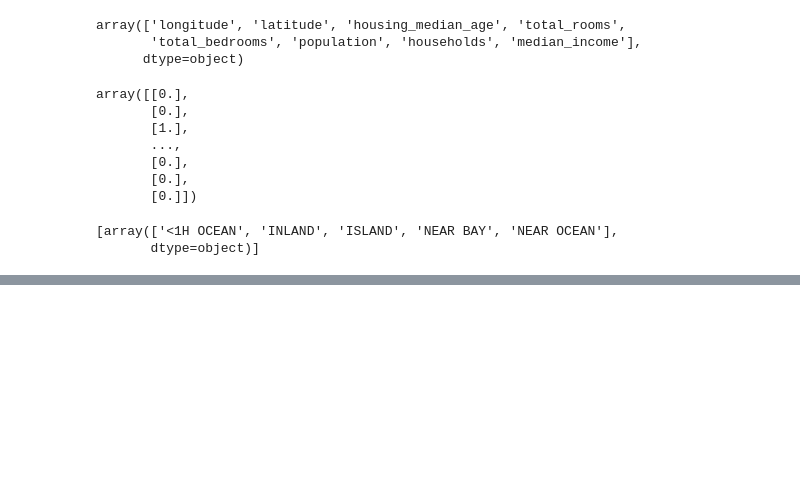
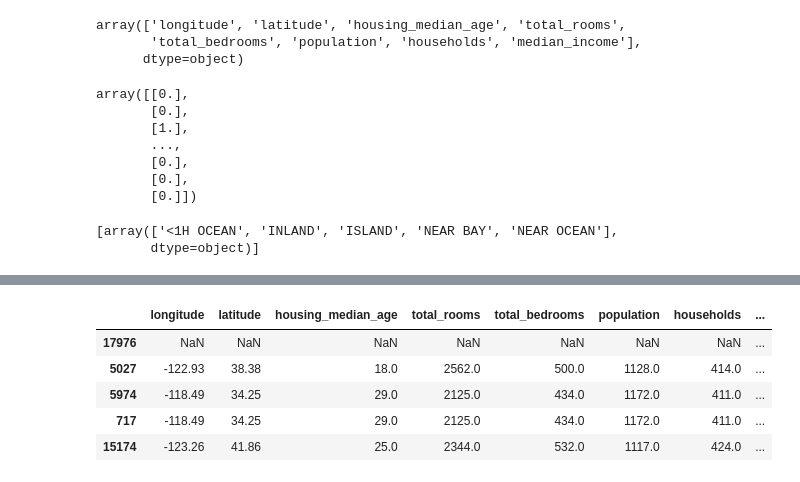
Before and after one commit to vamgadu/hands-on-ml-AGeron, a Jupyter notebook: Chapter 2/examples.ipynb, the cells around one changed output, grey strips where cells are left out. Cells and saved outputs as stored; diff of their text form; code cells hidden in the pictures; blank space fills up the shorter version.

```diff
--- a/Chapter 2/examples.ipynb
+++ b/Chapter 2/examples.ipynb
@@ -275,0 +303,15 @@ ordinal_encoder.categories_
+# %%
+from sklearn.preprocessing import OneHotEncoder
+
+cat_encoder = OneHotEncoder()
+housing_train_copy.loc[:, ["ocean_proximity"]] = pd.DataFrame(cat_encoder.fit_transform(housing_train_copy[["ocean_proximity"]]), \
+                                                              columns=["ocean_proximity"])
+# %%
+housing_train_copy.head()
+# %% [output]
+|  | longitude | latitude | housing_median_age | total_rooms | total_bedrooms | population | households | ... |
+| 17976 | NaN | NaN | NaN | NaN | NaN | NaN | NaN | ... |
+| 5027 | -122.93 | 38.38 | 18.0 | 2562.0 | 500.0 | 1128.0 | 414.0 | ... |
+| 5974 | -118.49 | 34.25 | 29.0 | 2125.0 | 434.0 | 1172.0 | 411.0 | ... |
+| 717 | -118.49 | 34.25 | 29.0 | 2125.0 | 434.0 | 1172.0 | 411.0 | ... |
+| 15174 | -123.26 | 41.86 | 25.0 | 2344.0 | 532.0 | 1117.0 | 424.0 | ... |
```
Also changed, not shown: parts of 3 cells of this notebook.
